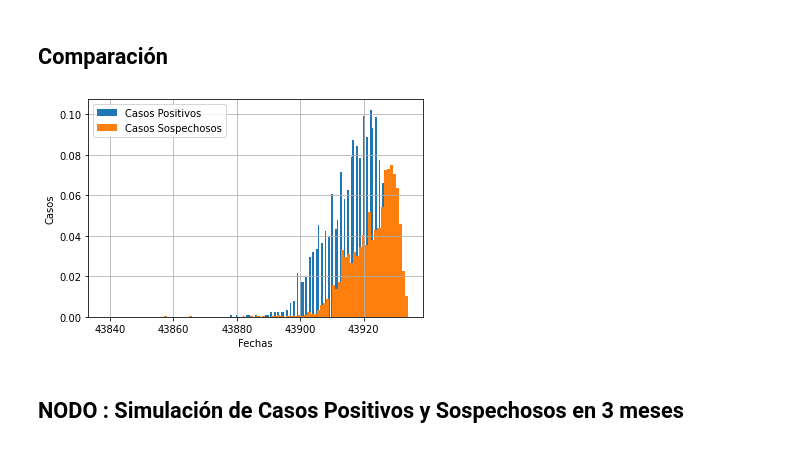
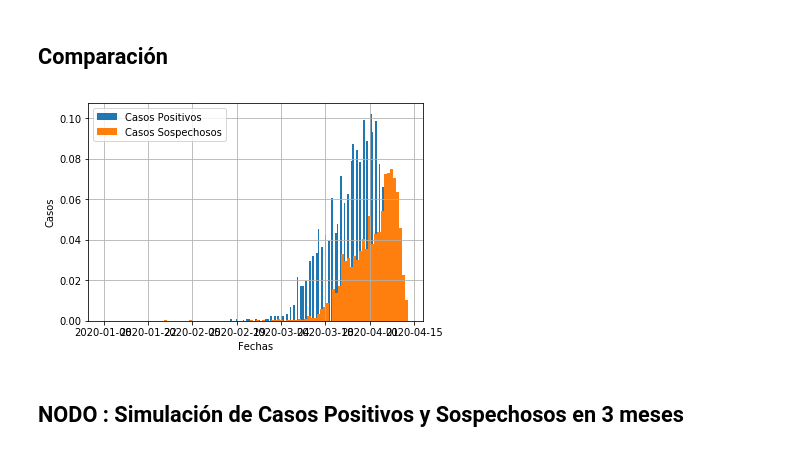
Before and after one commit to mariajmac/DefinicionProyectoConjunto_ESalazar_MJMacias, a Jupyter notebook: Proyecto_MJMacias_ESalazar.ipynb, the cells around one changed output. Saved outputs shown, nothing was run; the diff lists cells and outputs as text; code cells hidden in the pictures.

```diff
--- a/Proyecto_MJMacias_ESalazar.ipynb
+++ b/Proyecto_MJMacias_ESalazar.ipynb
@@ -112,7 +112,7 @@ from scipy.stats import beta
 # %% [markdown]
 ## Datos casos confirmados en México
 # %%
-dataCP = pd.read_excel('..\DefinicionProyectoConjunto_ESalazar_MJMacias\CasosPositivosCOVID.xlsx')
-#dataCP = pd.read_excel('/Users/ericksalazar/Desktop/Coronavirus_datos/Casos_positivos_COVID-19.xlsx')
+#dataCP = pd.read_excel('..\DefinicionProyectoConjunto_ESalazar_MJMacias\Casos_positivos_COVID-19.xlsx')
+dataCP = pd.read_excel('/Users/ericksalazar/Desktop/Coronavirus_datos/Casos_positivos_COVID-19.xlsx')
 dataCP.head()
 # %% [output]
@@ -125,6 +125,5 @@ dataCP.head()
 # %%
-
-#dataCP=dataCP.drop(columns=['Estado','Sexo','Edad','Identificación de COVID- 19 por RT-PCR en tiempo real'],axis=1)
-#dataCP = dataCP.drop([5014,5015], axis=0)
-#dataCP=dataCP.sort_values(['Fecha de Inicio de síntomas']) #ordenar fechas
-#dataCP.head()
+dataCP=dataCP.drop(columns=['Estado','Sexo','Edad','Identificación de COVID- 19 por RT-PCR en tiempo real'],axis=1)
+dataCP = dataCP.drop([5014,5015], axis=0)
+dataCP=dataCP.sort_values(['Fecha de Inicio de síntomas']) #ordenar fechas
+dataCP.head()
@@ -160,7 +157,7 @@ total de datos casos confirmados: 5014
 # %% [markdown]
 ## Datos casos sospechosos en México
 # %%
-dataCS = pd.read_excel('..\DefinicionProyectoConjunto_ESalazar_MJMacias\CasosSospechososCOVID.xlsx')
-#dataCS = pd.read_excel('/Users/ericksalazar/Desktop/Coronavirus_datos/Casos_sospechosos_COVID-19.xlsx')
+#dataCS = pd.read_excel('..\DefinicionProyectoConjunto_ESalazar_MJMacias\Casos_sospechosos_COVID-19.xlsx')
+dataCS = pd.read_excel('/Users/ericksalazar/Desktop/Coronavirus_datos/Casos_sospechosos_COVID-19.xlsx')
 dataCS.head()
 # %% [output]
@@ -249,15 +231,15 @@ Al igual que los casos positivos de COVID-19, los casos sospechosos se distribuy
 # %% [markdown]
 ## Comparación
 # %%
-plt.hist(dataCP['Fecha de Inicio en numero'],density=True,bins=100, label='Casos Positivos')
-plt.hist(dataCS['Fecha de sintomas en número'],density=True,bins=100, label='Casos Sospechosos')
+plt.hist(dataCP['Fecha de Inicio de síntomas'],density=True,bins=100, label='Casos Positivos')
+plt.hist(dataCS['Fecha de Inicio de síntomas'],density=True,bins=100, label='Casos Sospechosos')
 plt.xlabel('Fechas')
 plt.ylabel('Casos')
 plt.grid()
 plt.legend(loc='best')
 plt.show()
 # %% [output]
-[figure, old version]
+[figure, new version]
 # %% [markdown]
 ## NODO : Simulación de Casos Positivos y Sospechosos en 3 meses
 # %%
```
Also changed, not shown: parts of 34 cells of this notebook, 4 other files.
